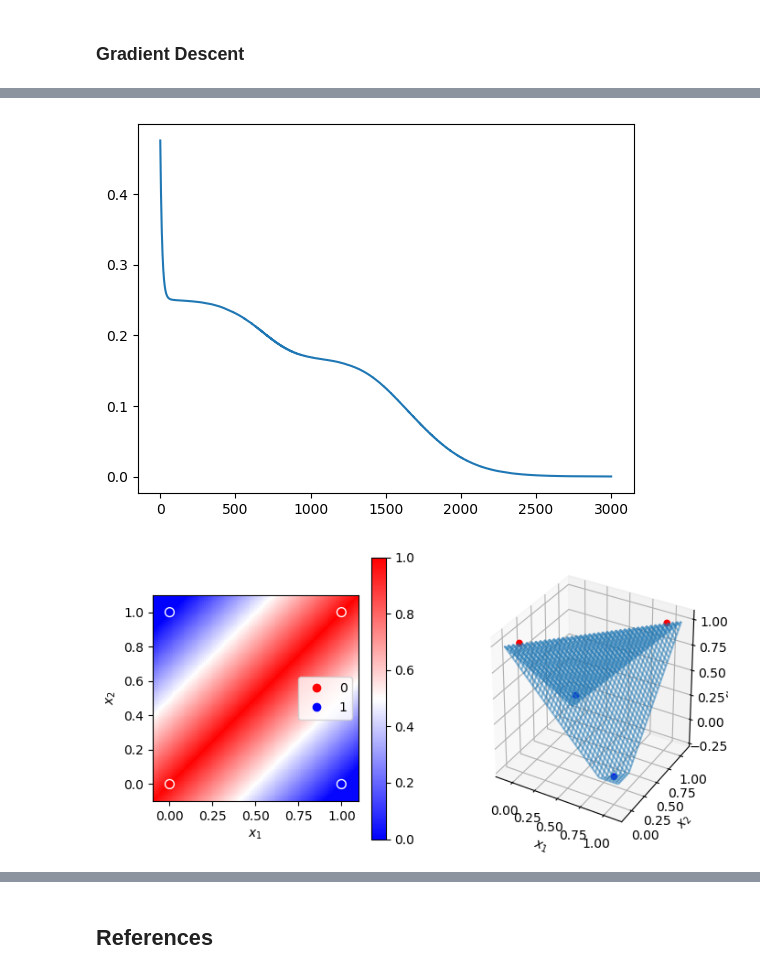
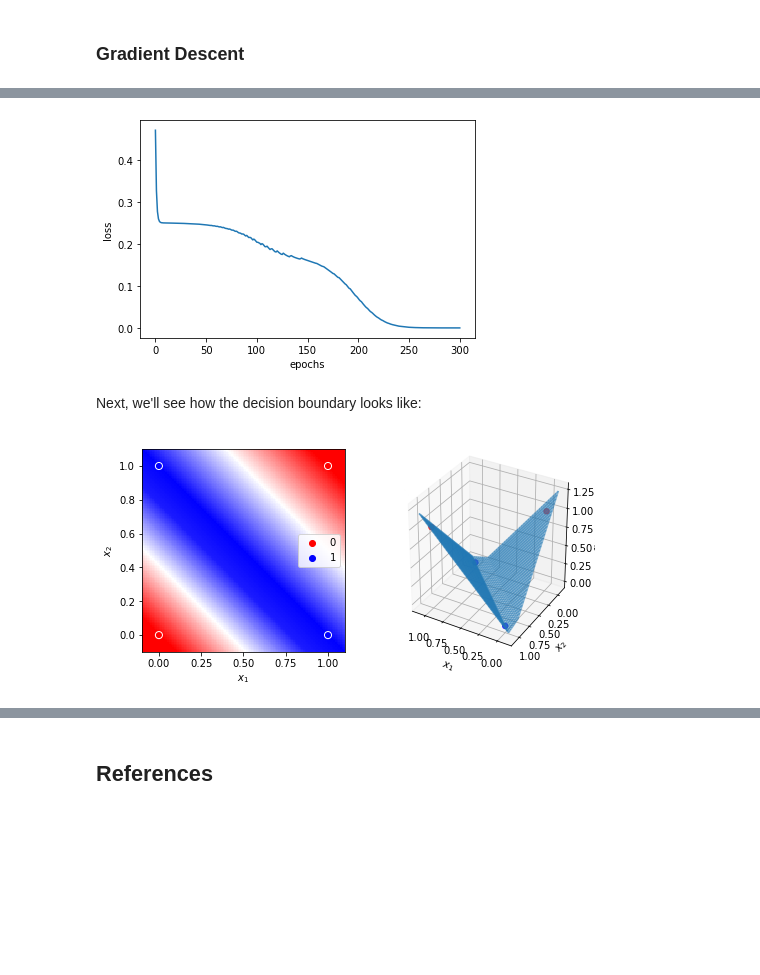
Before and after one commit to asabenhur/CS345, a Jupyter notebook: notebooks/module08_01_neural_networks_mlp.ipynb, the cells around one changed output, grey strips where cells are left out. Saved outputs shown, nothing was run; the diff lists cells and outputs as text; code cells hidden in the pictures; blank space fills up the shorter version.

```diff
--- a/notebooks/module08_01_neural_networks_mlp.ipynb
+++ b/notebooks/module08_01_neural_networks_mlp.ipynb
@@ -347,0 +265,17 @@ ax2.set_title("ReLU derivative");
+# %%
+# first, create some random values for the parameters:
+from numpy.random import default_rng
+rng = default_rng(42)
+w1 = rng.normal(0, 0.1, 2)
+w2 = rng.normal(0, 0.1, 2)
+b = rng.normal(0, 0.1, 2)
+v = rng.normal(0, 0.1, 2)
+c = rng.normal(0, 0.1, 1)[0]
+# %%
+# we'll apply the network to the second element in the dataset:
+x = X[1]
+h1 = ReLU(np.dot(w1, x) + b[0])
+h2 = ReLU(np.dot(w2, x) + b[1])
+
+output = v[0] * h1 + v[1] * h2 + c
+output
@@ -490,13 +490,12 @@ There are a few methods that could be used to increase that significantly - cent
 # %%
 X = np.array([[0, 0], [1, 0], [0, 1], [1, 1]])
 y = np.array([1, 0, 0, 1])
-# We use a large number of epochs here because convergence can be slow
-network = neural_network(lr=0.005, epochs=3000)
 
-for i in range(100):
-    network.reset_weights()
+for i in range(10):
+    network = neural_network(lr=0.05, epochs=300, random_state=i)
     network.fit(X, y)
-    if np.sum(network.predict(X) == y) == 4:
+    print('training set accuracy: ', np.mean(network.predict(X) == y))
+    if np.mean(network.predict(X) == y) == 1.0 :
         break
-print('It took {} network trainings for a correct solution to be found.'.format(i+1))
+print('It took {} runs for a correct solution to be found.'.format(i+1))
 # %% [output]
@@ -504,7 +505,11 @@ It took 1 network trainings for a correct solution to be found.
 # %%
 plt.plot(network.loss_history);
+plt.xlabel('epochs')
+plt.ylabel('loss');
 # %% [output]
-[figure, old version]
+[figure, new version]
+# %% [markdown]
+Next, we'll see how the decision boundary looks like:
 # %%
 fig = plt.figure(figsize=(8,4))
 ax = fig.add_subplot(121)
@@ -518,13 +523,14 @@ x_grid, y_grid = np.meshgrid(xs, ys)
 
 xs = x_grid.reshape(-1)
 ys = y_grid.reshape(-1)
-x = np.vstack((xs, ys))
+x = np.vstack((xs, ys)).T
 
-Z = network.decision_function(x.T)
+Z = np.array([network.decision_function(xx) for xx in x])
 Z = Z.reshape(x_grid.shape)
 
 im = ax.imshow(Z, origin='lower',
-                cmap=plt.cm.bwr, extent=(xmin,xmax,ymin,ymax), vmin=0, vmax=1)
+               cmap=plt.cm.bwr, extent=(xmin,xmax,ymin,ymax),
+               vmin=0, vmax=1)
 
 X = np.array([[0, 0], [1, 0], [0, 1], [1, 1]])
 y = np.array([1, 0, 0, 1])
@@ -537,11 +543,11 @@ ax.set_xlabel('$x_1$')
 ax.set_ylabel('$x_2$')
 ax.legend()
 
+ax2.view_init(30, 120)
 ax2.plot_wireframe(x_grid, y_grid, Z, alpha=0.5);
-ax2.scatter(X[:,0], X[:,1], y, c=y, alpha=1, s=20, cmap='bwr')
-
+ax2.scatter(X[:,0], X[:,1], y, c=y, s=30, alpha=0.7, cmap='bwr')
 ax2.set_xlabel('$x_1$')
 ax2.set_ylabel('$x_2$')
 ax2.set_zlabel('f($x_1$, $x_2$)');
 # %% [output]
-[figure, old version]
+[figure, new version]
```
Also changed, not shown: parts of 77 cells of this notebook.
